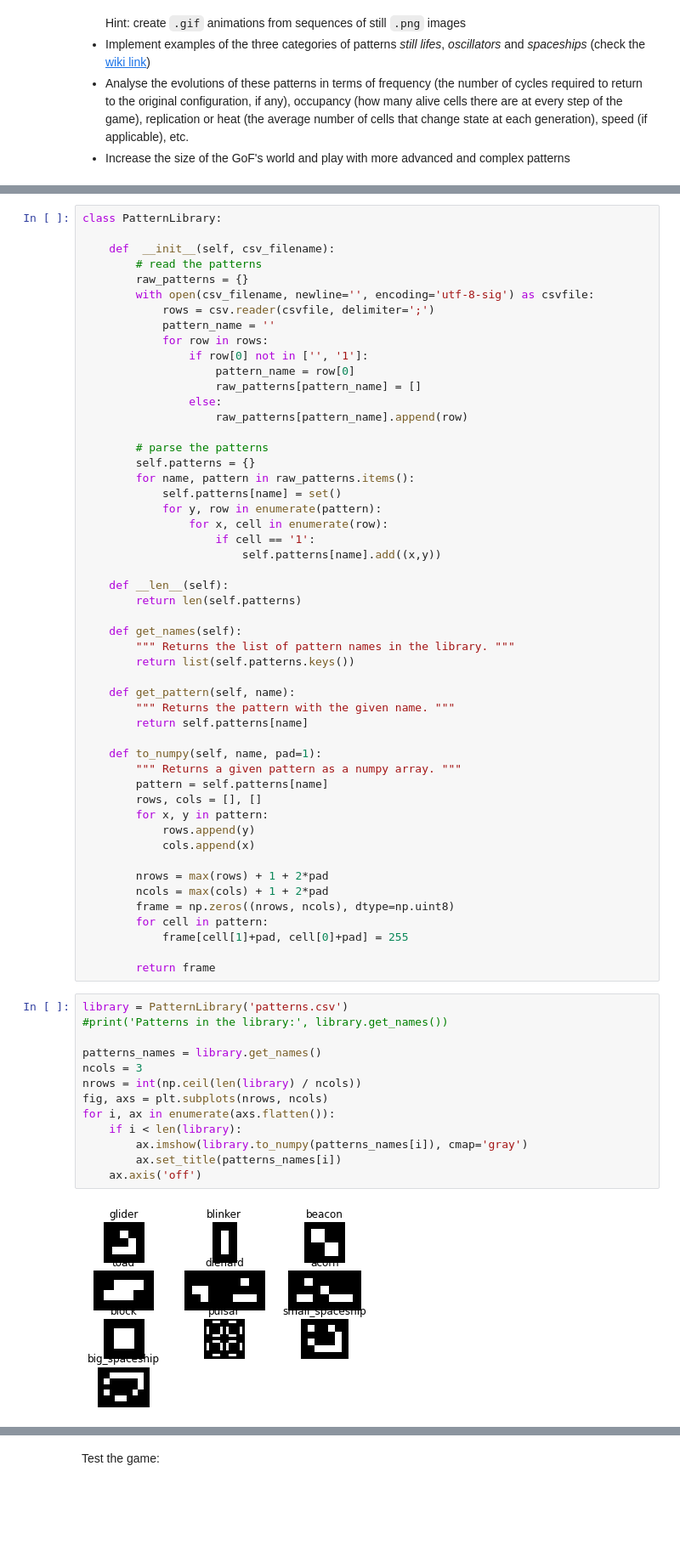
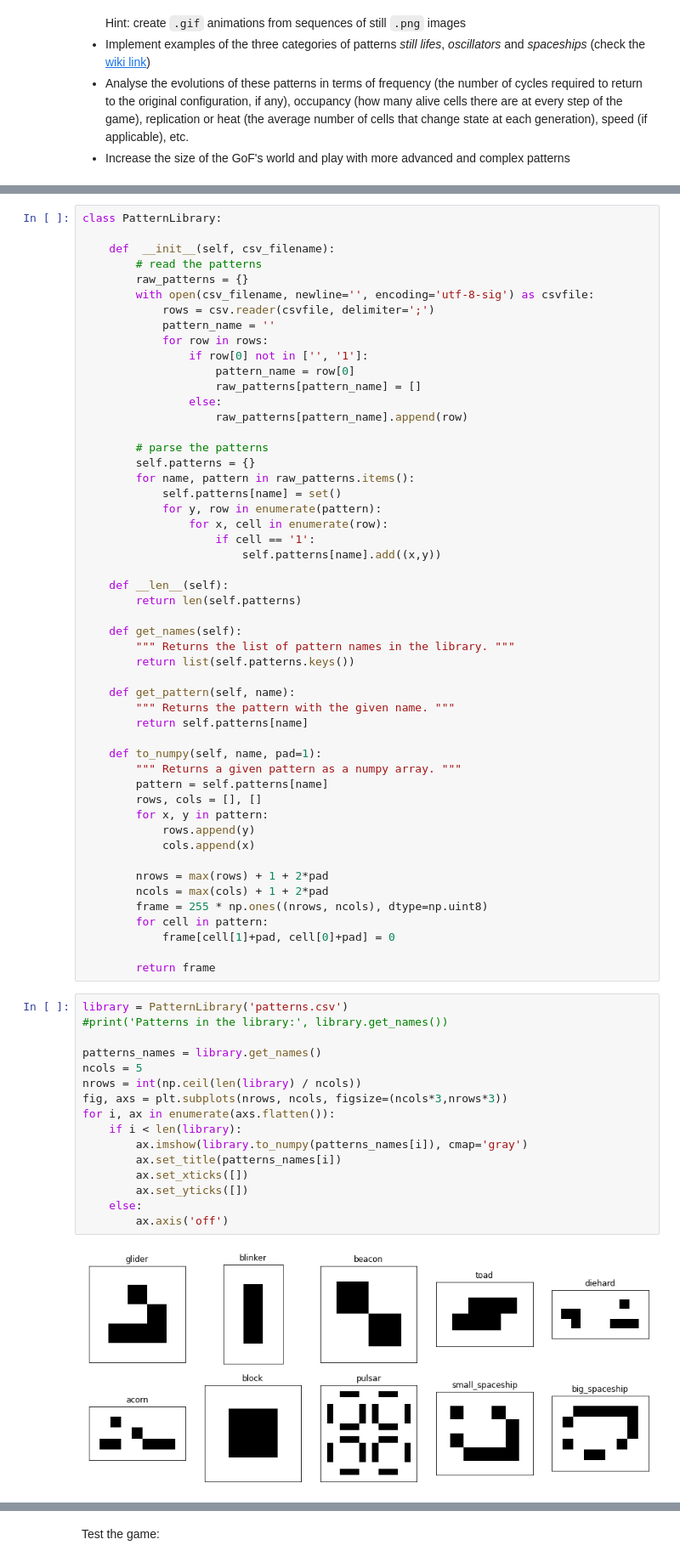
Before and after one commit to fabiovac/game_of_life, a Jupyter notebook: Project.ipynb, the cells around one changed output, grey strips where cells are left out. Shown at 85% size. Saved outputs shown, nothing was run; the diff lists cells and outputs as text; blank space fills up the shorter version.

```diff
--- a/Project.ipynb
+++ b/Project.ipynb
@@ -161,23 +169,26 @@ class PatternLibrary:
 
         nrows = max(rows) + 1 + 2*pad
         ncols = max(cols) + 1 + 2*pad
-        frame = np.zeros((nrows, ncols), dtype=np.uint8)
+        frame = 255 * np.ones((nrows, ncols), dtype=np.uint8)
         for cell in pattern:
-            frame[cell[1]+pad, cell[0]+pad] = 255
+            frame[cell[1]+pad, cell[0]+pad] = 0
 
         return frame
 # %%
 library = PatternLibrary('patterns.csv')
 #print('Patterns in the library:', library.get_names())
 
 patterns_names = library.get_names()
-ncols = 3
+ncols = 5
 nrows = int(np.ceil(len(library) / ncols))
-fig, axs = plt.subplots(nrows, ncols)
+fig, axs = plt.subplots(nrows, ncols, figsize=(ncols*3,nrows*3))
 for i, ax in enumerate(axs.flatten()):
     if i < len(library):
         ax.imshow(library.to_numpy(patterns_names[i]), cmap='gray')
         ax.set_title(patterns_names[i])
-    ax.axis('off')
+        ax.set_xticks([])
+        ax.set_yticks([])
+    else:
+        ax.axis('off')
 # %% [output]
-[figure, old version]
+[figure, new version]
```
Also changed, not shown: parts of 28 cells of this notebook, 8 other files.
